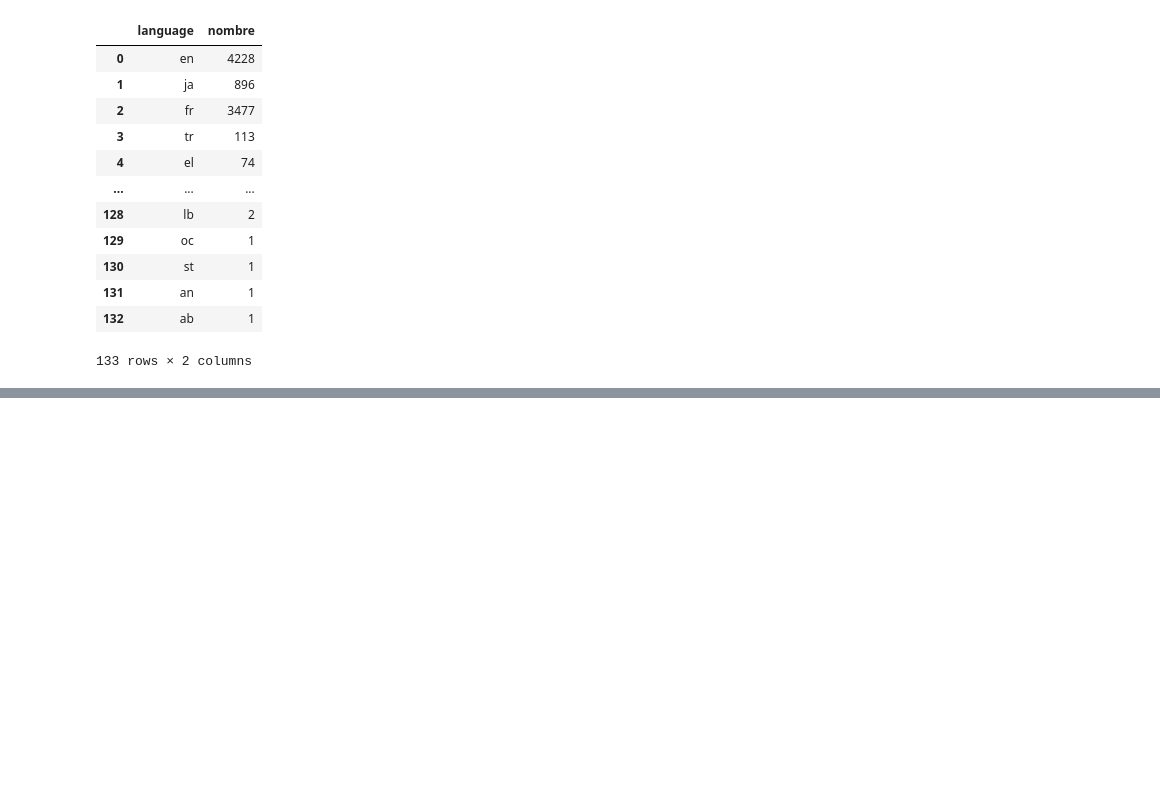
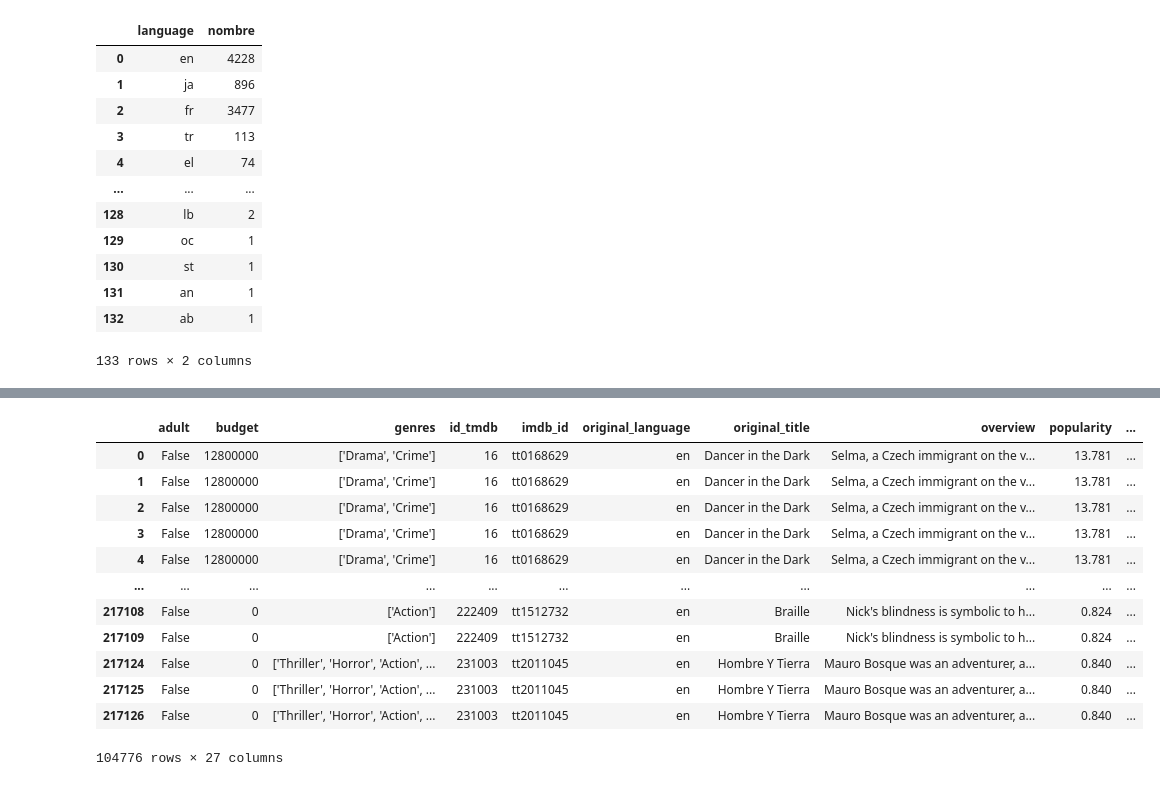
Before and after one commit to Cynthia-OK/CreuseLlywood, a Jupyter notebook: statistiques.ipynb, the cells around one changed output, grey strips where cells are left out. Saved outputs shown, nothing was run; the diff lists cells and outputs as text; code cells hidden in the pictures; blank space fills up the shorter version.

Commit message:
comit jusqu'à acteur_genre

```diff
--- a/statistiques.ipynb
+++ b/statistiques.ipynb
@@ -535,0 +765,17 @@ test
+# %%
+films_acteurs = films_personnes[(films_personnes['category'] =='actor')|(films_personnes['category'] =='actress') ]
+films_acteurs
+# %% [output]
+|  | adult | budget | genres | id_tmdb | imdb_id | original_language | original_title | overview | popularity | ... |
+| 0 | False | 12800000 | ['Drama', 'Crime'] | 16 | tt0168629 | en | Dancer in the Dark | Selma, a Czech immigrant on the v... | 13.781 | ... |
+| 1 | False | 12800000 | ['Drama', 'Crime'] | 16 | tt0168629 | en | Dancer in the Dark | Selma, a Czech immigrant on the v... | 13.781 | ... |
+| 2 | False | 12800000 | ['Drama', 'Crime'] | 16 | tt0168629 | en | Dancer in the Dark | Selma, a Czech immigrant on the v... | 13.781 | ... |
+| 3 | False | 12800000 | ['Drama', 'Crime'] | 16 | tt0168629 | en | Dancer in the Dark | Selma, a Czech immigrant on the v... | 13.781 | ... |
+| 4 | False | 12800000 | ['Drama', 'Crime'] | 16 | tt0168629 | en | Dancer in the Dark | Selma, a Czech immigrant on the v... | 13.781 | ... |
+| ... | ... | ... | ... | ... | ... | ... | ... | ... | ... | ... |
+| 217108 | False | 0 | ['Action'] | 222409 | tt1512732 | en | Braille | Nick's blindness is symbolic to h... | 0.824 | ... |
+| 217109 | False | 0 | ['Action'] | 222409 | tt1512732 | en | Braille | Nick's blindness is symbolic to h... | 0.824 | ... |
+| 217124 | False | 0 | ['Thriller', 'Horror', 'Action', ... | 231003 | tt2011045 | en | Hombre Y Tierra | Mauro Bosque was an adventurer, a... | 0.840 | ... |
+| 217125 | False | 0 | ['Thriller', 'Horror', 'Action', ... | 231003 | tt2011045 | en | Hombre Y Tierra | Mauro Bosque was an adventurer, a... | 0.840 | ... |
+| 217126 | False | 0 | ['Thriller', 'Horror', 'Action', ... | 231003 | tt2011045 | en | Hombre Y Tierra | Mauro Bosque was an adventurer, a... | 0.840 | ... |
+104776 rows × 27 columns
```
Also changed, not shown: parts of 27 cells of this notebook, 1 other file.
